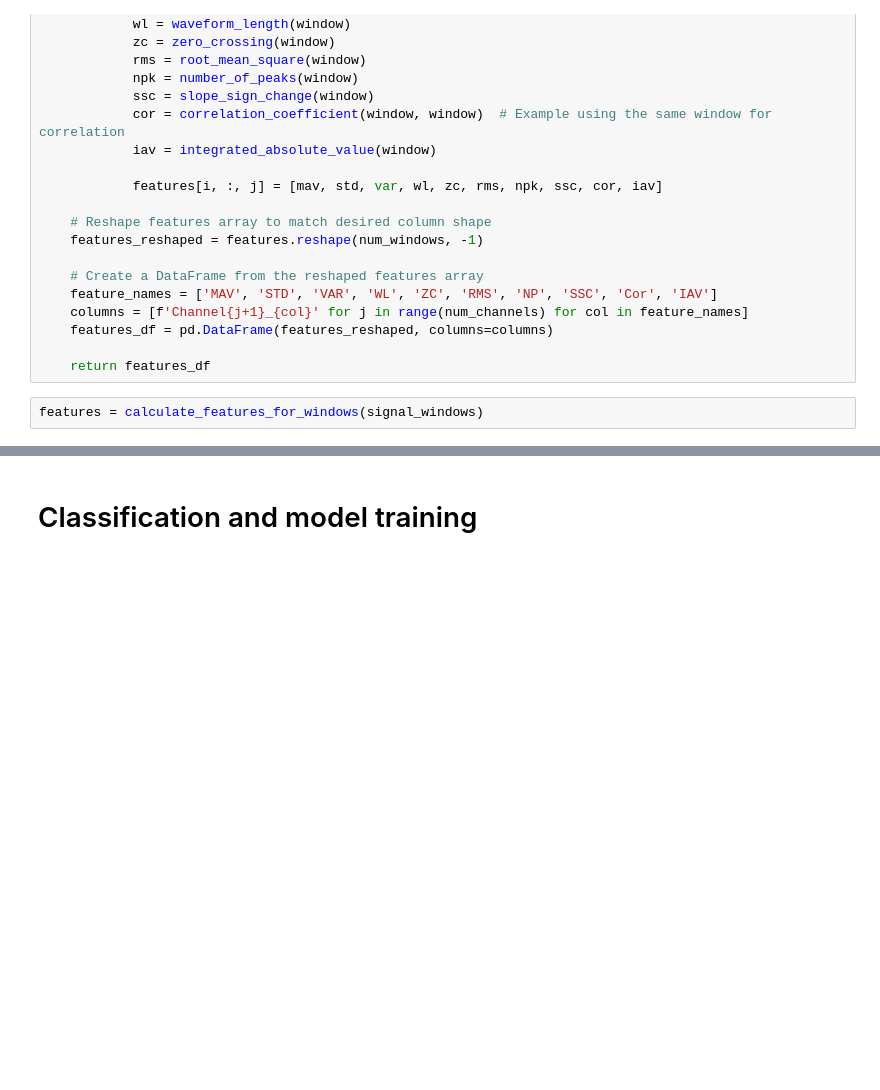
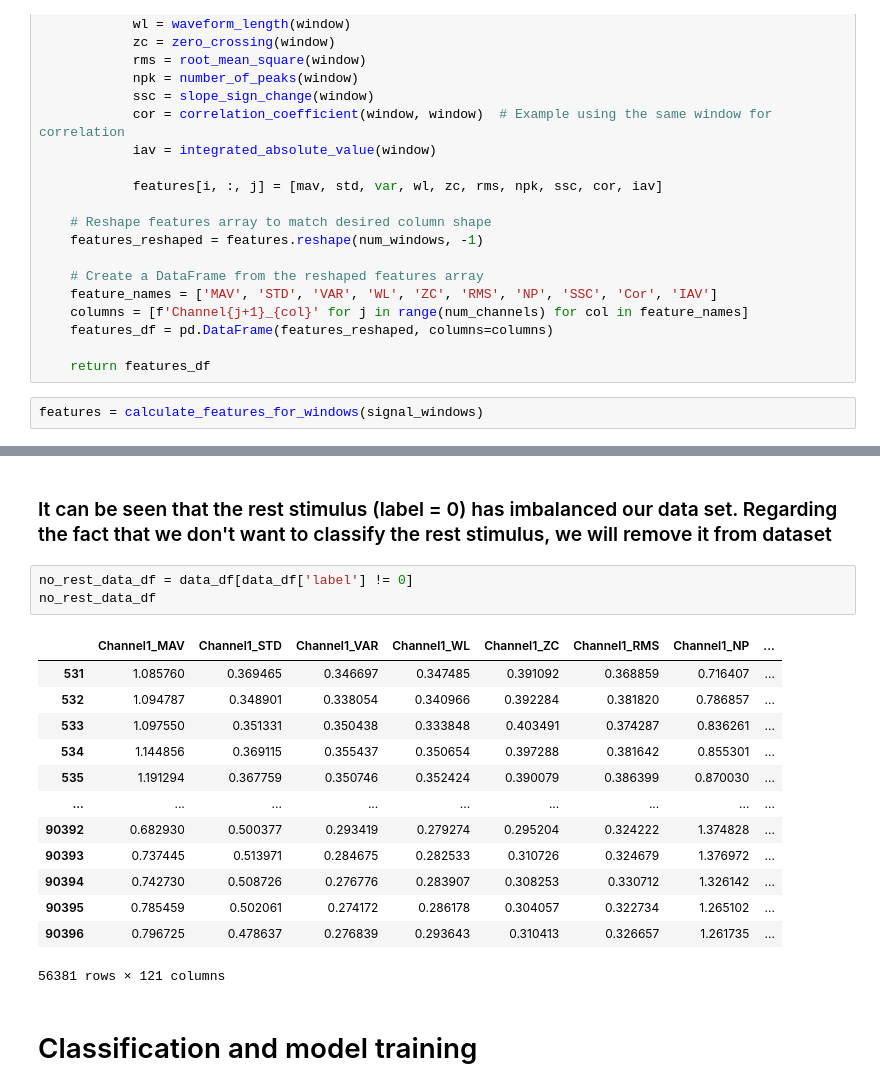
Before and after one commit to MOH-Shafizadegan/Hand_Gesture_Classification, a Jupyter notebook: Code/BME_Proj.ipynb, the cells around one changed output, grey strips where cells are left out. Drawn from its saved outputs; the diff is of its cells as text; blank space fills up the shorter version.

```diff
--- a/Code/BME_Proj.ipynb
+++ b/Code/BME_Proj.ipynb
@@ -311,3 +322,22 @@ features = calculate_features_for_windows(signal_windows)
+# %% [markdown]
+### It can be seen that the rest stimulus (label = 0) has imbalanced our data set. Regarding the fact that we don't want to classify the rest stimulus, we will remove it from dataset
+# %%
+no_rest_data_df = data_df[data_df['label'] != 0]
+no_rest_data_df
+# %% [output]
+|  | Channel1_MAV | Channel1_STD | Channel1_VAR | Channel1_WL | Channel1_ZC | Channel1_RMS | Channel1_NP | ... |
+| 531 | 1.085760 | 0.369465 | 0.346697 | 0.347485 | 0.391092 | 0.368859 | 0.716407 | ... |
+| 532 | 1.094787 | 0.348901 | 0.338054 | 0.340966 | 0.392284 | 0.381820 | 0.786857 | ... |
+| 533 | 1.097550 | 0.351331 | 0.350438 | 0.333848 | 0.403491 | 0.374287 | 0.836261 | ... |
+| 534 | 1.144856 | 0.369115 | 0.355437 | 0.350654 | 0.397288 | 0.381642 | 0.855301 | ... |
+| 535 | 1.191294 | 0.367759 | 0.350746 | 0.352424 | 0.390079 | 0.386399 | 0.870030 | ... |
+| ... | ... | ... | ... | ... | ... | ... | ... | ... |
+| 90392 | 0.682930 | 0.500377 | 0.293419 | 0.279274 | 0.295204 | 0.324222 | 1.374828 | ... |
+| 90393 | 0.737445 | 0.513971 | 0.284675 | 0.282533 | 0.310726 | 0.324679 | 1.376972 | ... |
+| 90394 | 0.742730 | 0.508726 | 0.276776 | 0.283907 | 0.308253 | 0.330712 | 1.326142 | ... |
+| 90395 | 0.785459 | 0.502061 | 0.274172 | 0.286178 | 0.304057 | 0.322734 | 1.265102 | ... |
+| 90396 | 0.796725 | 0.478637 | 0.276839 | 0.293643 | 0.310413 | 0.326657 | 1.261735 | ... |
+56381 rows × 121 columns
 # %% [markdown]
 # Classification and model training
 # %% [markdown]
```
Also changed, not shown: parts of 10 cells of this notebook.
